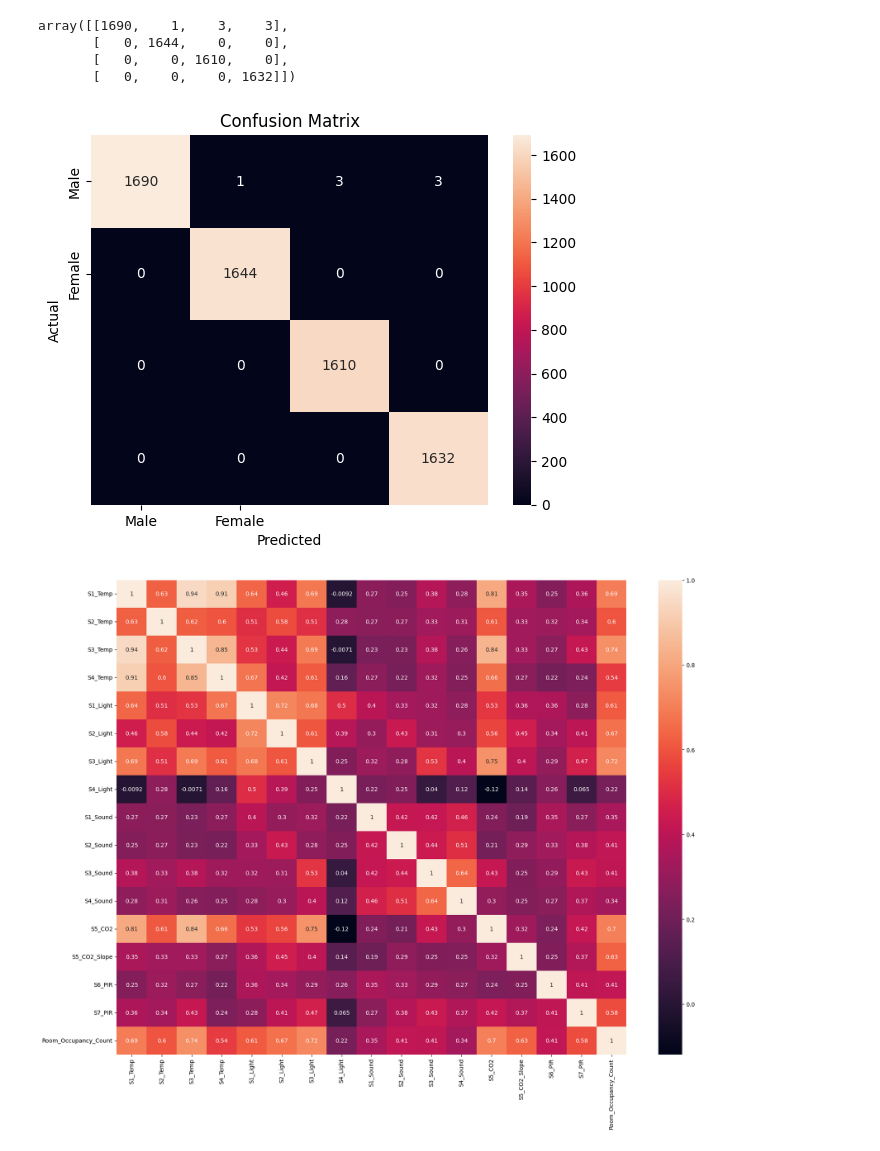
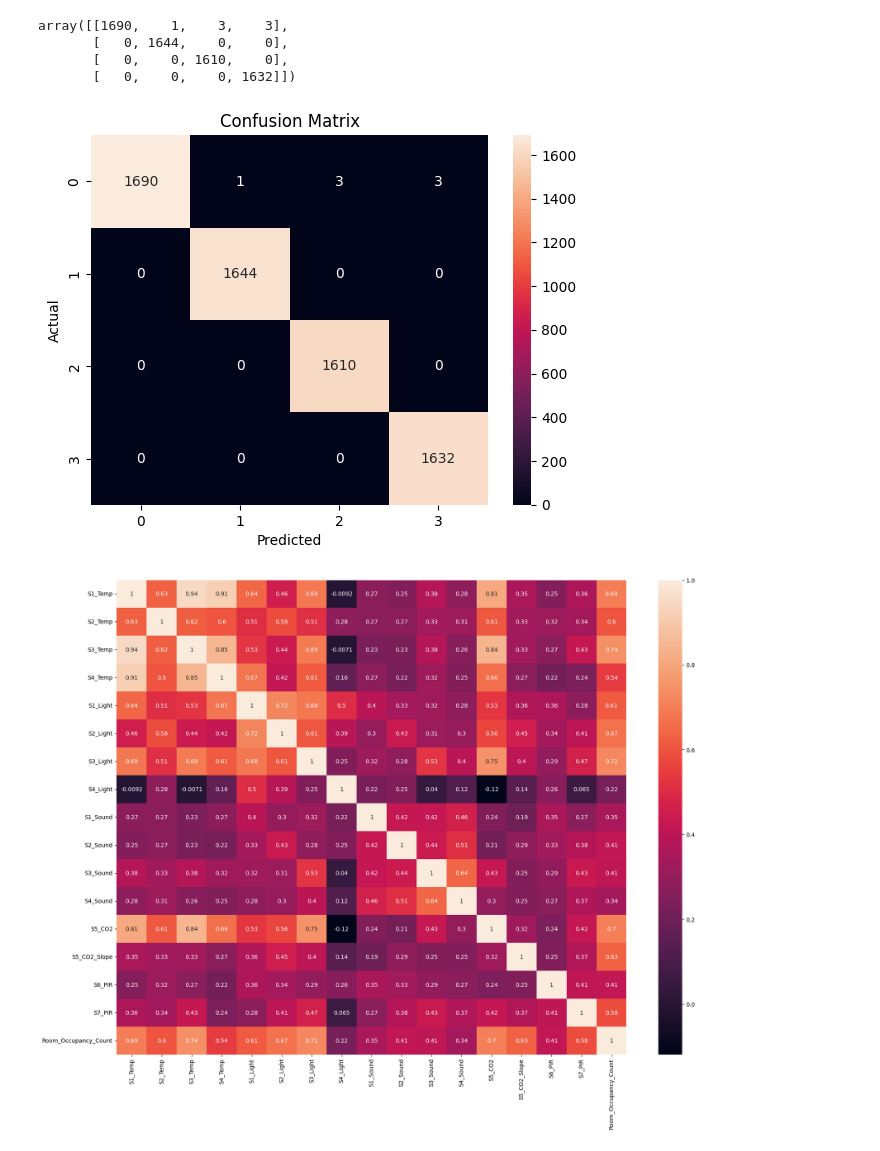
Before and after one commit to tinaghimire/data-mining, a Jupyter notebook: Lab-4_KNN/Room_occupancy_resampling.ipynb, the cells around one changed output. Drawn from its saved outputs; the diff is of its cells as text; code cells hidden in the pictures.

```diff
--- a/Lab-4_KNN/Room_occupancy_resampling.ipynb
+++ b/Lab-4_KNN/Room_occupancy_resampling.ipynb
@@ -253,7 +253,7 @@ y_pred.dtype, y_test.dtype
 y_test = np.array(y_test)
 y_pred = np.array(y_pred)
 # %%
-cm = confusion_matrix(y_test, y_pred)
+cm = confusion_matrix(y_test, y_pred, labels=np.unique(y_test).sort())
 cm
 cm.astype(int)
 # %% [output]
@@ -264,13 +264,13 @@ array([[1690,    1,    3,    3],
 # %%
 sns.heatmap(cm, annot=True, fmt='d')
 plt.xlabel('Predicted')
 plt.ylabel('Actual')
-plt.xticks([0.5, 1.5], ['Male', 'Female'])
-plt.yticks([0.5, 1.5], ['Male', 'Female'])
+plt.xticks([0.5, 1.5, 2.5, 3.5])
+plt.yticks([0.5, 1.5, 2.5, 3.5])
 plt.title('Confusion Matrix')
 plt.show()
 # %% [output]
-[figure, old version]
+[figure, new version]
 # %%
 var = df.corr()
 plt.figure(figsize=(20, 15))
```
Also changed, not shown: parts of 9 cells of this notebook.
